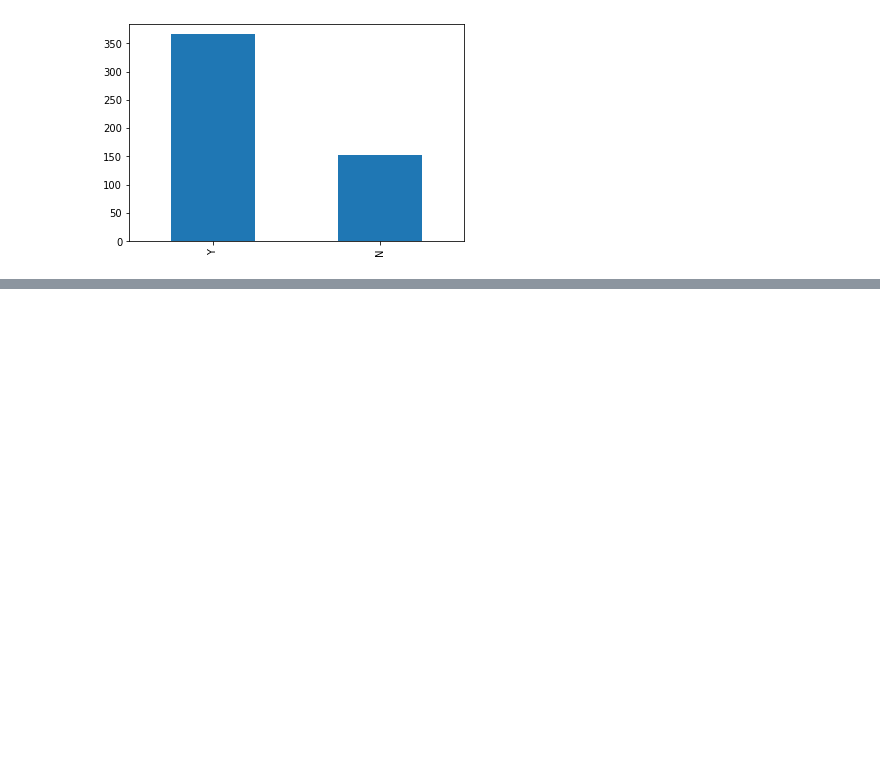
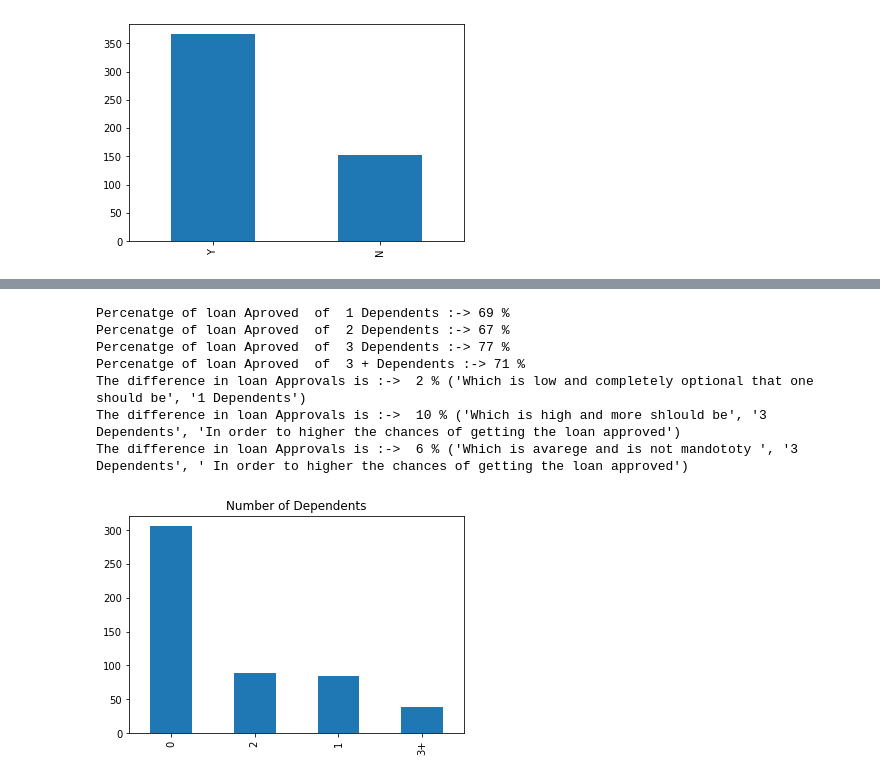
Before and after one commit to nzangi/Machine-Learning-Projects, a Jupyter notebook: Loan prediction/Loan_Prediction.ipynb, the cells around one changed output, grey strips where cells are left out. Saved outputs shown, nothing was run; the diff lists cells and outputs as text; code cells hidden in the pictures; blank space fills up the shorter version.

```diff
--- a/Loan prediction/Loan_Prediction.ipynb
+++ b/Loan prediction/Loan_Prediction.ipynb
@@ -267,0 +293,11 @@ TypeError: ignored
+# %%
+difference_plotter(4,'Dependents','Number of Dependents',['1 Dependents','2 Dependents','3 Dependents','3 + Dependents'],['0','1','2','3+'])
+# %% [output]
+Percenatge of loan Aproved  of  1 Dependents :-> 69 %
+Percenatge of loan Aproved  of  2 Dependents :-> 67 %
+Percenatge of loan Aproved  of  3 Dependents :-> 77 %
+Percenatge of loan Aproved  of  3 + Dependents :-> 71 %
+The difference in loan Approvals is :->  2 % ('Which is low and completely optional that one should be', '1 Dependents')
+The difference in loan Approvals is :->  10 % ('Which is high and more shlould be', '3 Dependents', 'In order to higher the chances of getting the loan approved')
+The difference in loan Approvals is :->  6 % ('Which is avarege and is not mandototy ', '3 Dependents', ' In order to higher the chances of getting the loan approved')
+[figure, added]
```
Also changed, not shown: parts of 12 cells of this notebook.
